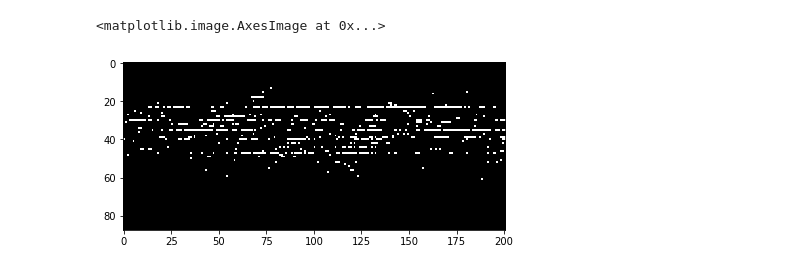
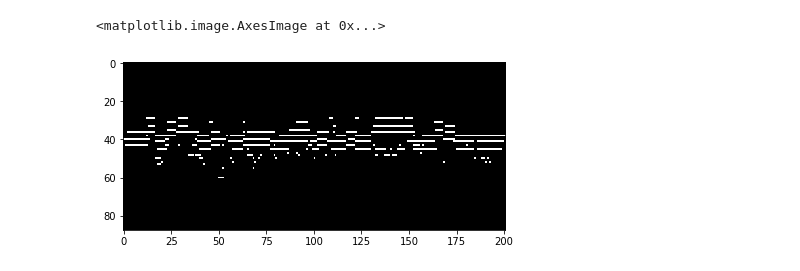
Before and after one commit to warmspringwinds/pytorch-rnn-sequence-generation-classification, a Jupyter notebook: notebooks/music_sampling.ipynb, the cells around one changed output. Drawn from its saved outputs; the diff is of its cells as text; code cells hidden in the pictures.

Commit message:
updated the music sampling notebook

```diff
--- a/notebooks/music_sampling.ipynb
+++ b/notebooks/music_sampling.ipynb
@@ -58,10 +58,10 @@ class RNN(nn.Module):
 
         return logits_flatten, hidden
 # %%
-rnn = RNN(input_size=88, hidden_size=1024, num_classes=88)
+rnn = RNN(input_size=88, hidden_size=512, num_classes=88)
 rnn = rnn.cuda()
 # %%
-rnn.load_state_dict(torch.load('music_rnn_pianode.pth'))
+rnn.load_state_dict(torch.load('models/music_rnn_nottingham_512.pth'))
 # %%
 def sample_from_piano_rnn(sample_length=4, temperature=1, starting_sequence=None):
 
@@ -69,7 +69,7 @@ def sample_from_piano_rnn(sample_length=4, temperature=1, starting_sequence=None
 
         current_sequence_input = torch.zeros(1, 1, 88)
         current_sequence_input[0, 0, 40] = 1
-        current_sequence_input[0, 0, 65] = 0
+        current_sequence_input[0, 0, 50] = 0
         current_sequence_input[0, 0, 56] = 0
         current_sequence_input = Variable(current_sequence_input.cuda())
 
@@ -95,13 +95,13 @@ def sample_from_piano_rnn(sample_length=4, temperature=1, starting_sequence=None
 # %%
 %matplotlib inline
 
 import skimage.io as io
 
-sample = sample_from_piano_rnn(sample_length=200, temperature=1).transpose()
+sample = sample_from_piano_rnn(sample_length=200, temperature=0.7).transpose()
 io.imshow(sample)
 # %% [output]
 <matplotlib.image.AxesImage at 0x...>
-[figure, old version]
+[figure, new version]
 # %%
 midiwrite('sample.midi', sample.transpose(), dt=0.3)
 # %%
```
Also changed, not shown: parts of 1 cell of this notebook.
